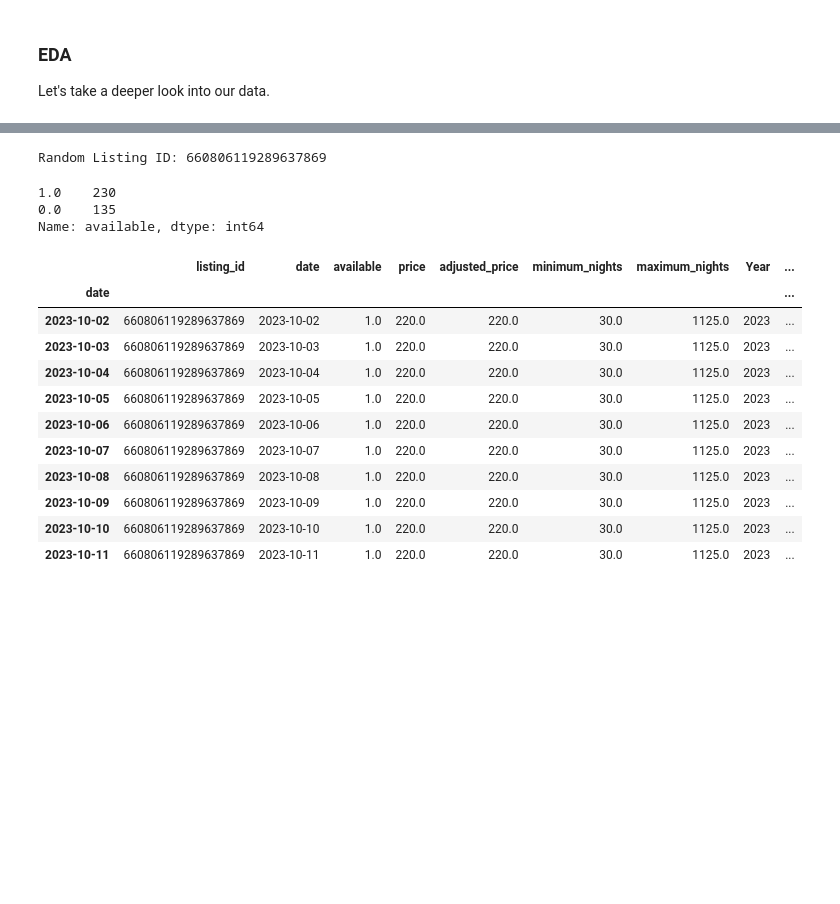
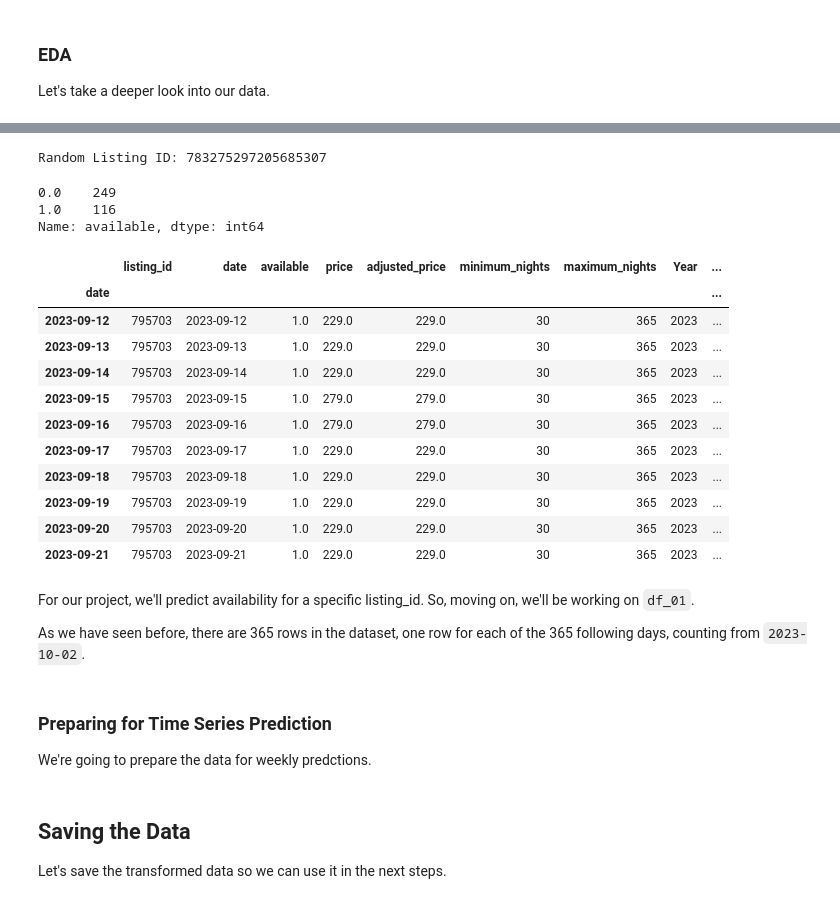
Before and after one commit to rafaelnduarte/airbnb, a Jupyter notebook: notebooks/03_transform_raw_to_timeseries.ipynb, the cells around one changed output, grey strips where cells are left out. Cells and saved outputs as stored; diff of their text form; code cells hidden in the pictures; blank space fills up the shorter version.

```diff
--- a/notebooks/03_transform_raw_to_timeseries.ipynb
+++ b/notebooks/03_transform_raw_to_timeseries.ipynb
@@ -13,7 +13,7 @@ import pandas as pd
 import numpy as np
 import seaborn as sns
 
-df = pd.read_parquet('/Users/rafaelduarte/Projects/airbnb/data/raw/new-york-city/calendar-2023-10-01.csv.parquet')
+df = pd.read_parquet('/Users/rafaelduarte/Projects/airbnb/data/raw/dallas-calendar-2023-09-12.csv.parquet')
 df['date'] = pd.to_datetime(df['date'], infer_datetime_format=True)
 df.head(10)
 # %% [output]
@@ -174,27 +198,34 @@ random_listing_id = random.choice(unique_listing_ids)
 # Print the random listing_id
 print("Random Listing ID:", random_listing_id)
 # %% [output]
-Random Listing ID: 660806119289637869
+Random Listing ID: 783275297205685307
 # %%
 # selecting only the desired listing_id
-df_01 = df[df['listing_id'] == 660806119289637869]
+df_01 = df[df['listing_id'] == 795703]
 
 # checking the dataframe
 print(df_01.available.value_counts())
 df_01.head(10)
 # %% [output]
-1.0    230
-0.0    135
+0.0    249
+1.0    116
 Name: available, dtype: int64
 |  | listing_id | date | available | price | adjusted_price | minimum_nights | maximum_nights | Year | ... |
 | date |  |  |  |  |  |  |  |  | ... |
-| 2023-10-02 | 660806119289637869 | 2023-10-02 | 1.0 | 220.0 | 220.0 | 30.0 | 1125.0 | 2023 | ... |
-| 2023-10-03 | 660806119289637869 | 2023-10-03 | 1.0 | 220.0 | 220.0 | 30.0 | 1125.0 | 2023 | ... |
-| 2023-10-04 | 660806119289637869 | 2023-10-04 | 1.0 | 220.0 | 220.0 | 30.0 | 1125.0 | 2023 | ... |
-| 2023-10-05 | 660806119289637869 | 2023-10-05 | 1.0 | 220.0 | 220.0 | 30.0 | 1125.0 | 2023 | ... |
-| 2023-10-06 | 660806119289637869 | 2023-10-06 | 1.0 | 220.0 | 220.0 | 30.0 | 1125.0 | 2023 | ... |
-| 2023-10-07 | 660806119289637869 | 2023-10-07 | 1.0 | 220.0 | 220.0 | 30.0 | 1125.0 | 2023 | ... |
-| 2023-10-08 | 660806119289637869 | 2023-10-08 | 1.0 | 220.0 | 220.0 | 30.0 | 1125.0 | 2023 | ... |
-| 2023-10-09 | 660806119289637869 | 2023-10-09 | 1.0 | 220.0 | 220.0 | 30.0 | 1125.0 | 2023 | ... |
-| 2023-10-10 | 660806119289637869 | 2023-10-10 | 1.0 | 220.0 | 220.0 | 30.0 | 1125.0 | 2023 | ... |
-| 2023-10-11 | 660806119289637869 | 2023-10-11 | 1.0 | 220.0 | 220.0 | 30.0 | 1125.0 | 2023 | ... |
+| 2023-09-12 | 795703 | 2023-09-12 | 1.0 | 229.0 | 229.0 | 30 | 365 | 2023 | ... |
+| 2023-09-13 | 795703 | 2023-09-13 | 1.0 | 229.0 | 229.0 | 30 | 365 | 2023 | ... |
+| 2023-09-14 | 795703 | 2023-09-14 | 1.0 | 229.0 | 229.0 | 30 | 365 | 2023 | ... |
+| 2023-09-15 | 795703 | 2023-09-15 | 1.0 | 279.0 | 279.0 | 30 | 365 | 2023 | ... |
+| 2023-09-16 | 795703 | 2023-09-16 | 1.0 | 279.0 | 279.0 | 30 | 365 | 2023 | ... |
+| 2023-09-17 | 795703 | 2023-09-17 | 1.0 | 229.0 | 229.0 | 30 | 365 | 2023 | ... |
+| 2023-09-18 | 795703 | 2023-09-18 | 1.0 | 229.0 | 229.0 | 30 | 365 | 2023 | ... |
+| 2023-09-19 | 795703 | 2023-09-19 | 1.0 | 229.0 | 229.0 | 30 | 365 | 2023 | ... |
+| 2023-09-20 | 795703 | 2023-09-20 | 1.0 | 229.0 | 229.0 | 30 | 365 | 2023 | ... |
+| 2023-09-21 | 795703 | 2023-09-21 | 1.0 | 229.0 | 229.0 | 30 | 365 | 2023 | ... |
+# %% [markdown]
+For our project, we'll predict availability for a specific listing_id. So, moving on, we'll be working on `df_01`.
+
+As we have seen before, there are 365 rows in the dataset, one row for each of the 365 following days, counting from `2023-10-02`.
+# %% [markdown]
+### Preparing for Time Series Prediction
+We're going to prepare the data for weekly predctions.
@@ -200,0 +244,3 @@ Name: available, dtype: int64
+# %% [markdown]
+## Saving the Data
+Let's save the transformed data so we can use it in the next steps.
```
Also changed, not shown: parts of 10 cells of this notebook, 12 other files.
